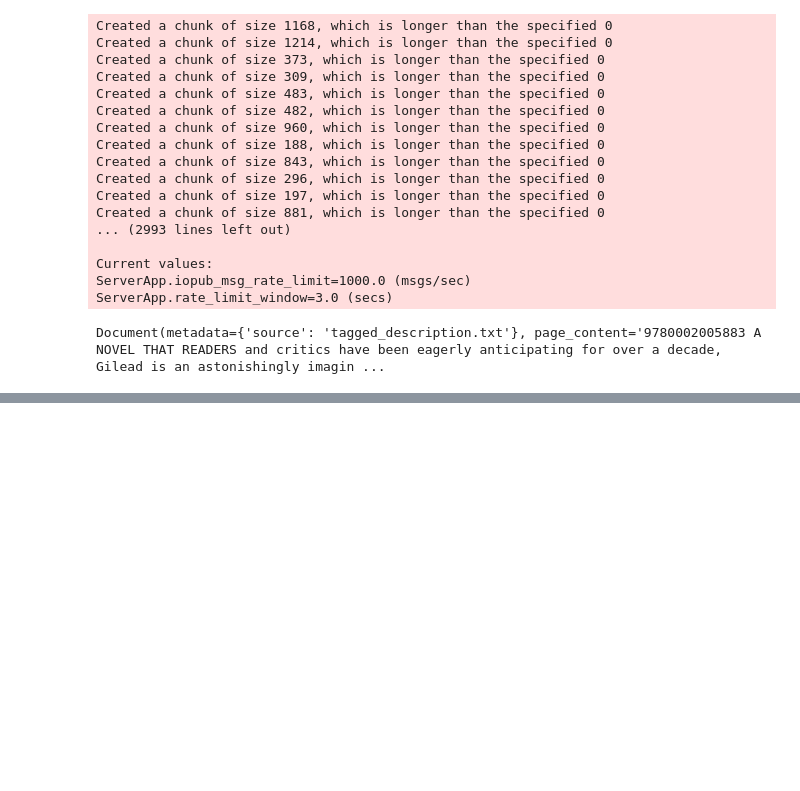
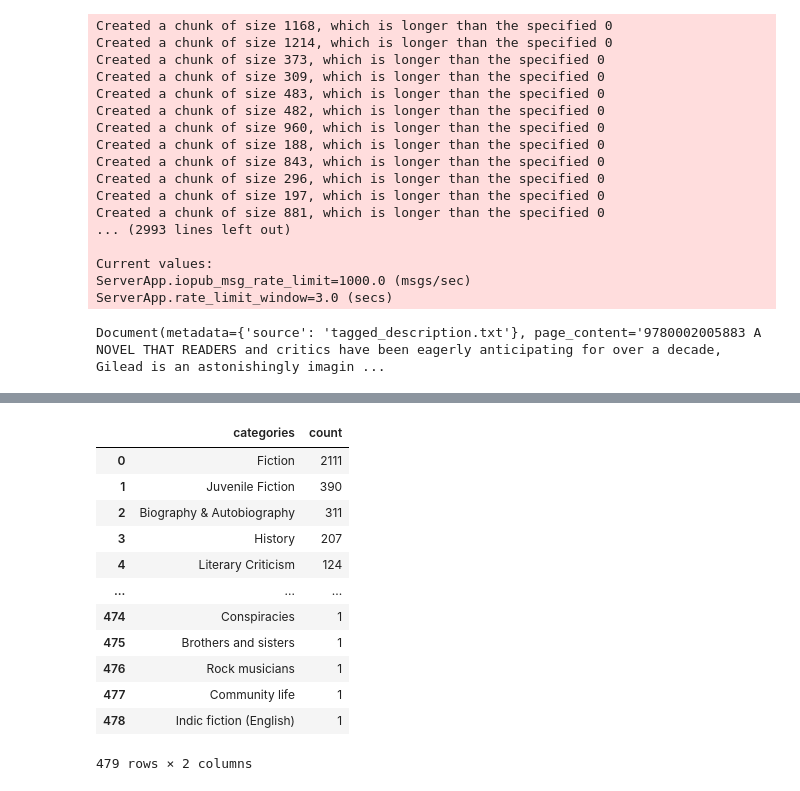
Before and after one commit to BrianPizz/book-recommender, a Jupyter notebook: vector-search.ipynb, the cells around one changed output, grey strips where cells are left out. Saved outputs shown, nothing was run; the diff lists cells and outputs as text; code cells hidden in the pictures; blank space fills up the shorter version.

```diff
--- a/vector-search.ipynb
+++ b/vector-search.ipynb
@@ -75,0 +123,16 @@ db_books = Chroma.from_documents(
+# %%
+books["categories"].value_counts().reset_index()
+# %% [output]
+|  | categories | count |
+| 0 | Fiction | 2111 |
+| 1 | Juvenile Fiction | 390 |
+| 2 | Biography & Autobiography | 311 |
+| 3 | History | 207 |
+| 4 | Literary Criticism | 124 |
+| ... | ... | ... |
+| 474 | Conspiracies | 1 |
+| 475 | Brothers and sisters | 1 |
+| 476 | Rock musicians | 1 |
+| 477 | Community life | 1 |
+| 478 | Indic fiction (English) | 1 |
+479 rows × 2 columns
```
Also changed, not shown: parts of 6 cells of this notebook.
